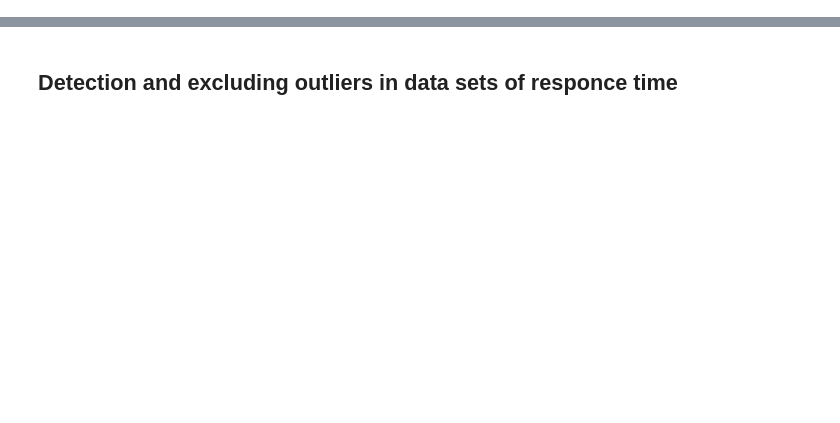
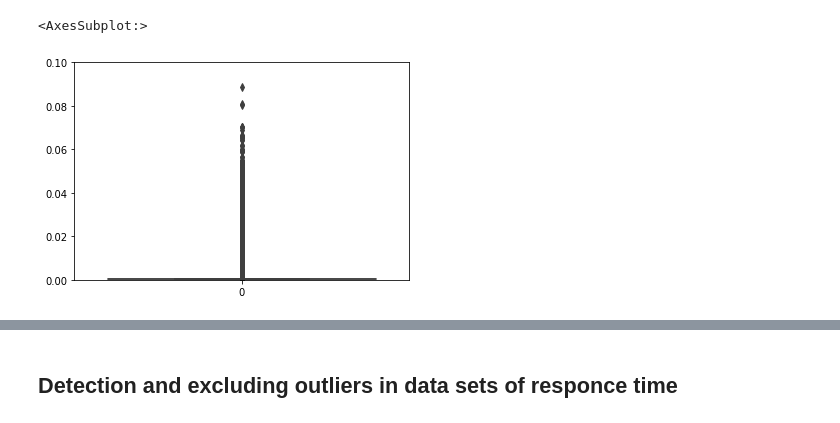
Before and after one commit to ipu69/pyqumo_old, a Jupyter notebook: experiments/ns3_ph_fit.ipynb, the cells around one changed output, grey strips where cells are left out. Saved outputs shown, nothing was run; the diff lists cells and outputs as text; code cells hidden in the pictures; blank space fills up the shorter version.

```diff
--- a/experiments/ns3_ph_fit.ipynb
+++ b/experiments/ns3_ph_fit.ipynb
@@ -68,0 +97,6 @@ def get_service_dist(e2e_link: dataclass) -> list:
+# %%
+plt.ylim([0, .1]);
+sns.boxplot(data=interval_1.values)
+# %% [output]
+<AxesSubplot:>
+[figure, added]
```
Also changed, not shown: parts of 22 cells of this notebook, 1 other file.
